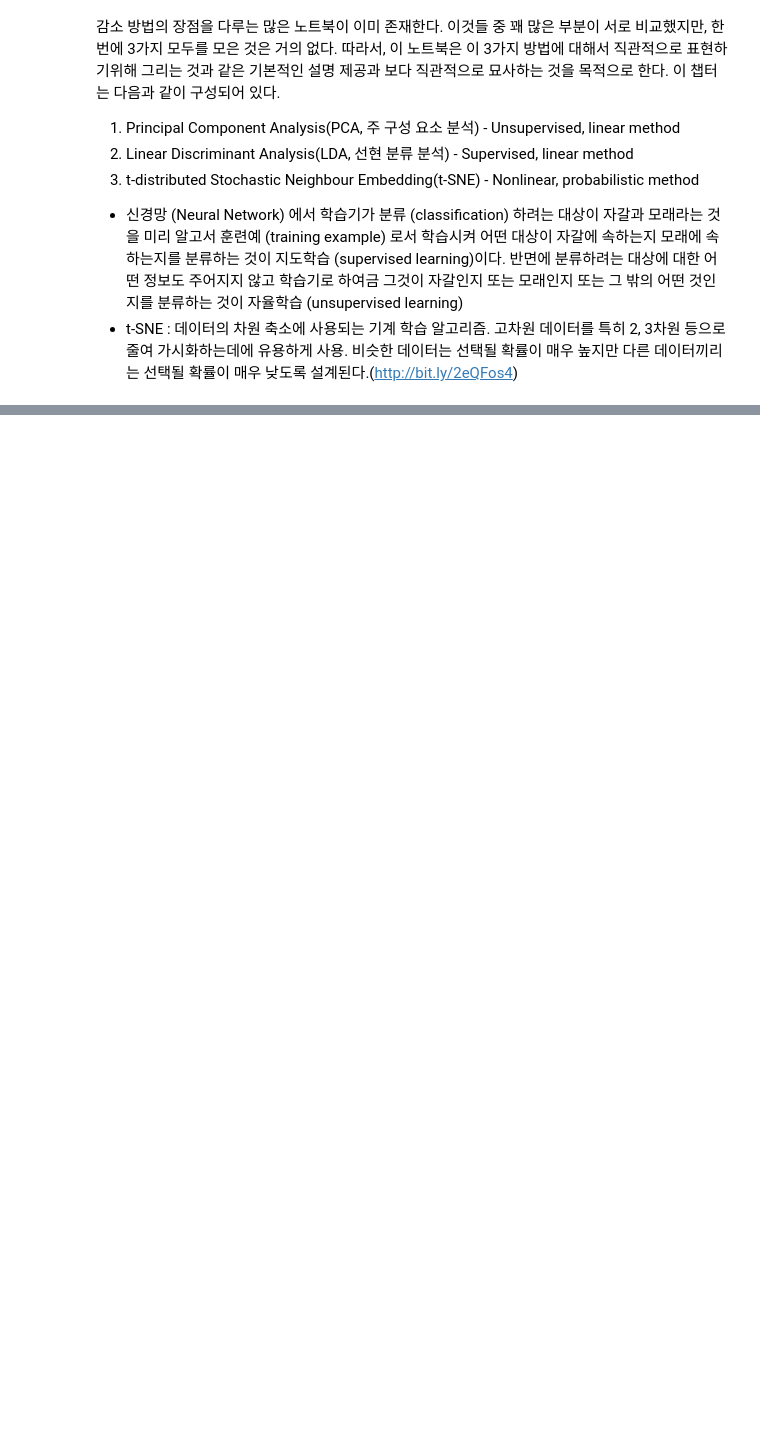
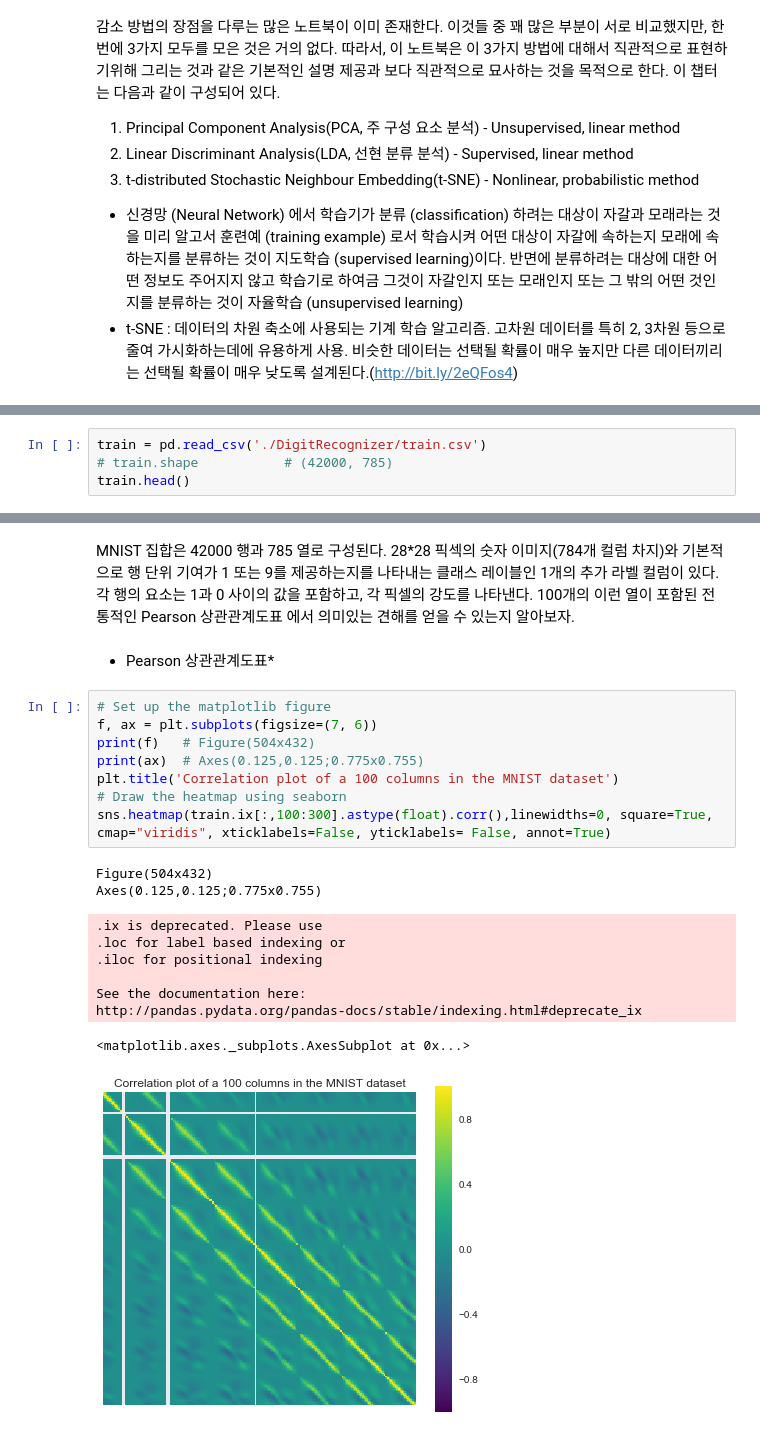
Before and after one commit to aimmvp/kaggleMaster, a Jupyter notebook: Digit Recognizer Kernel.ipynb, the cells around one changed output, grey strips where cells are left out. Saved outputs shown, nothing was run; the diff lists cells and outputs as text; blank space fills up the shorter version.

Commit message:
to Pearson Correlation Plot

```diff
--- a/Digit Recognizer Kernel.ipynb
+++ b/Digit Recognizer Kernel.ipynb
@@ -33,0 +41,4 @@ from sklearn.discriminant_analysis import LinearDiscriminantAnalysis as LDA
+# %%
+train = pd.read_csv('./DigitRecognizer/train.csv')
+# train.shape           # (42000, 785)
+train.head()
@@ -33,0 +53,23 @@ from sklearn.discriminant_analysis import LinearDiscriminantAnalysis as LDA
+# %% [markdown]
+MNIST 집합은 42000 행과 785 열로 구성된다. 28*28 픽섹의 숫자 이미지(784개 컬럼 차지)와 기본적으로 행 단위 기여가 1 또는 9를 제공하는지를 나타내는 클래스 레이블인 1개의 추가 라벨 컬럼이 있다. 각 행의 요소는 1과 0 사이의 값을 포함하고, 각 픽셀의 강도를 나타낸다. 100개의 이런 열이 포함된 전통적인 Pearson 상관관계도표 에서 의미있는 견해를 얻을 수 있는지 알아보자.
+# %% [markdown]
+* Pearson 상관관계도표*
+# %%
+# Set up the matplotlib figure
+f, ax = plt.subplots(figsize=(7, 6))
+print(f)   # Figure(504x432)
+print(ax)  # Axes(0.125,0.125;0.775x0.755)
+plt.title('Correlation plot of a 100 columns in the MNIST dataset')
+# Draw the heatmap using seaborn
+sns.heatmap(train.ix[:,100:300].astype(float).corr(),linewidths=0, square=True, cmap="viridis", xticklabels=False, yticklabels= False, annot=True)
+# %% [output]
+Figure(504x432)
+Axes(0.125,0.125;0.775x0.755)
+.ix is deprecated. Please use
+.loc for label based indexing or
+.iloc for positional indexing
+
+See the documentation here:
+http://pandas.pydata.org/pandas-docs/stable/indexing.html#deprecate_ix
+<matplotlib.axes._subplots.AxesSubplot at 0x...>
+[figure, added]
```
Also changed, not shown: parts of 4 cells of this notebook.
